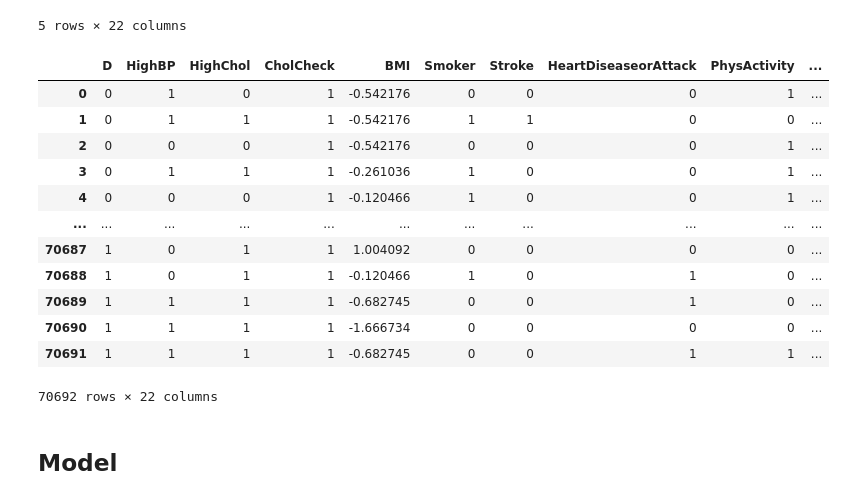
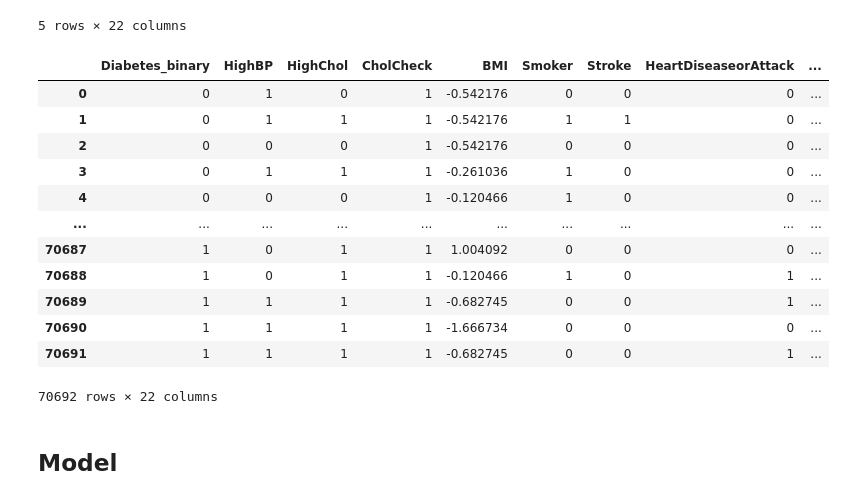
Before and after one commit to thuyr13/DS_2ndreport, a Jupyter notebook: FE_Model.ipynb, the cells around one changed output. Drawn from its saved outputs; the diff is of its cells as text; code cells hidden in the pictures.

```diff
--- a/FE_Model.ipynb
+++ b/FE_Model.ipynb
@@ -19,27 +19,22 @@ df.head(5)
 # %%
 from sklearn.preprocessing import StandardScaler
 
-# rename
-df = df.rename(columns={"Diabetes_binary": "D"})
-
-# transform on another dataframe to compare results
-df_fe = df
 # Normalize numeric columns
-df_fe[['BMI', 'MentHlth', 'PhysHlth']] = StandardScaler().fit_transform(df_fe[['BMI', 'MentHlth', 'PhysHlth']])
-df_fe
+df[['BMI', 'MentHlth', 'PhysHlth']] = StandardScaler().fit_transform(df[['BMI', 'MentHlth', 'PhysHlth']])
+df
 # %% [output]
-|  | D | HighBP | HighChol | CholCheck | BMI | Smoker | Stroke | HeartDiseaseorAttack | PhysActivity | ... |
-| 0 | 0 | 1 | 0 | 1 | -0.542176 | 0 | 0 | 0 | 1 | ... |
-| 1 | 0 | 1 | 1 | 1 | -0.542176 | 1 | 1 | 0 | 0 | ... |
-| 2 | 0 | 0 | 0 | 1 | -0.542176 | 0 | 0 | 0 | 1 | ... |
-| 3 | 0 | 1 | 1 | 1 | -0.261036 | 1 | 0 | 0 | 1 | ... |
-| 4 | 0 | 0 | 0 | 1 | -0.120466 | 1 | 0 | 0 | 1 | ... |
-| ... | ... | ... | ... | ... | ... | ... | ... | ... | ... | ... |
-| 70687 | 1 | 0 | 1 | 1 | 1.004092 | 0 | 0 | 0 | 0 | ... |
-| 70688 | 1 | 0 | 1 | 1 | -0.120466 | 1 | 0 | 1 | 0 | ... |
-| 70689 | 1 | 1 | 1 | 1 | -0.682745 | 0 | 0 | 1 | 0 | ... |
-| 70690 | 1 | 1 | 1 | 1 | -1.666734 | 0 | 0 | 0 | 0 | ... |
-| 70691 | 1 | 1 | 1 | 1 | -0.682745 | 0 | 0 | 1 | 1 | ... |
+|  | Diabetes_binary | HighBP | HighChol | CholCheck | BMI | Smoker | Stroke | HeartDiseaseorAttack | ... |
+| 0 | 0 | 1 | 0 | 1 | -0.542176 | 0 | 0 | 0 | ... |
+| 1 | 0 | 1 | 1 | 1 | -0.542176 | 1 | 1 | 0 | ... |
+| 2 | 0 | 0 | 0 | 1 | -0.542176 | 0 | 0 | 0 | ... |
+| 3 | 0 | 1 | 1 | 1 | -0.261036 | 1 | 0 | 0 | ... |
+| 4 | 0 | 0 | 0 | 1 | -0.120466 | 1 | 0 | 0 | ... |
+| ... | ... | ... | ... | ... | ... | ... | ... | ... | ... |
+| 70687 | 1 | 0 | 1 | 1 | 1.004092 | 0 | 0 | 0 | ... |
+| 70688 | 1 | 0 | 1 | 1 | -0.120466 | 1 | 0 | 1 | ... |
+| 70689 | 1 | 1 | 1 | 1 | -0.682745 | 0 | 0 | 1 | ... |
+| 70690 | 1 | 1 | 1 | 1 | -1.666734 | 0 | 0 | 0 | ... |
+| 70691 | 1 | 1 | 1 | 1 | -0.682745 | 0 | 0 | 1 | ... |
 70692 rows × 22 columns
 # %% [markdown]
 ## Model
```
Also changed, not shown: parts of 13 cells of this notebook, 3 other files.
